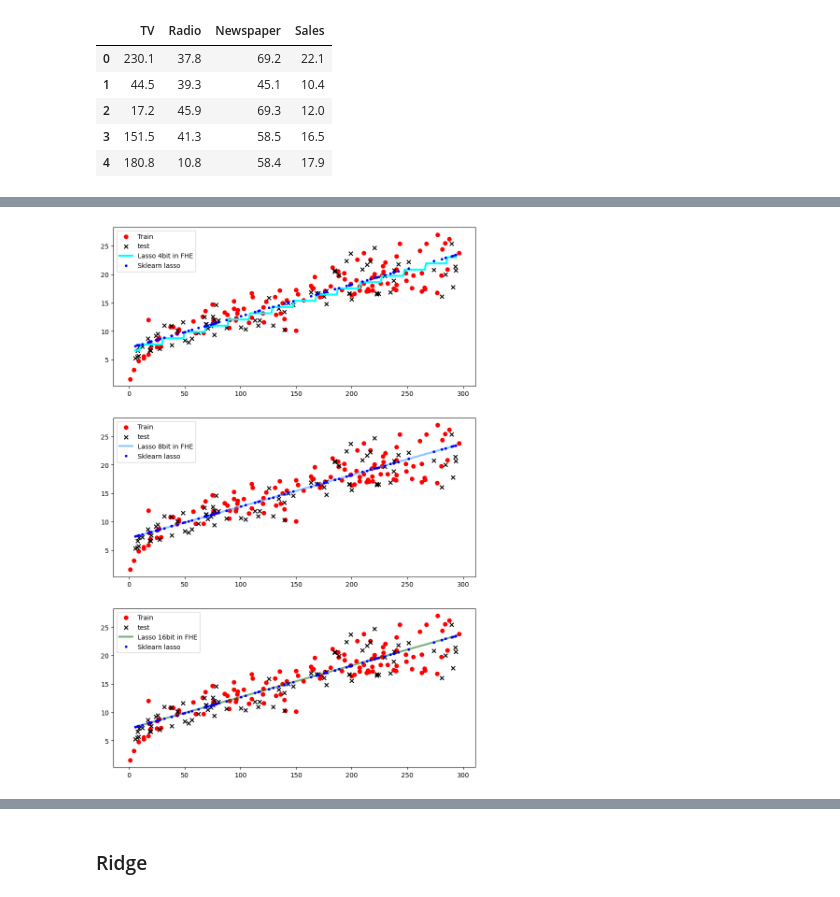
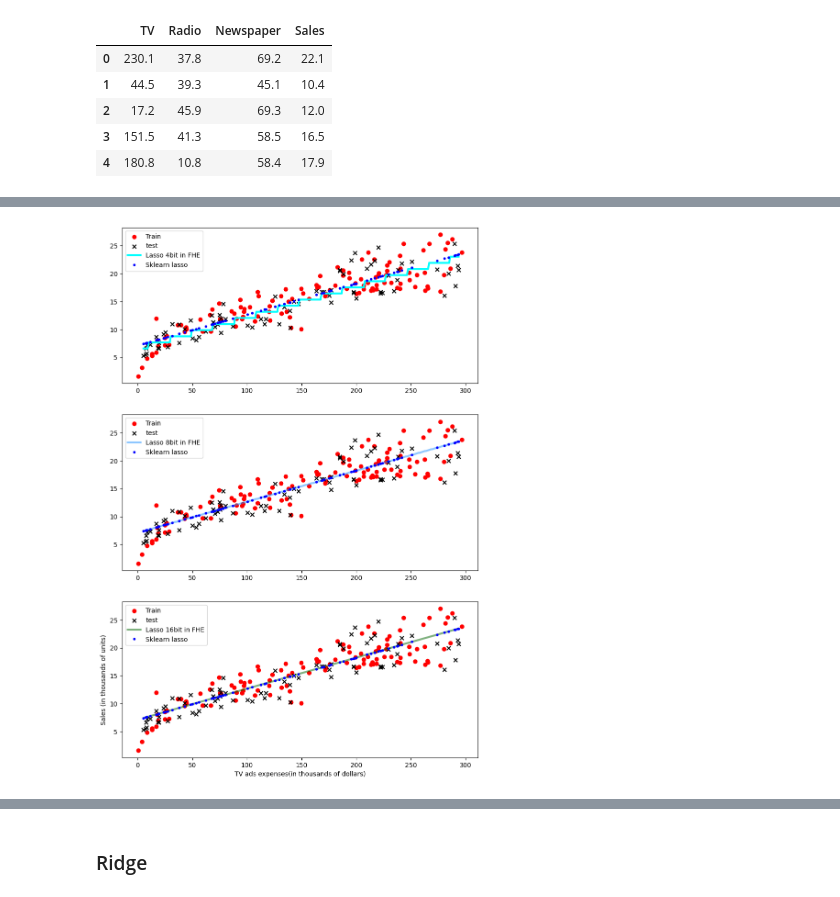
Before and after one commit to Quadratic-Labs/fhe-tutorials, a Jupyter notebook: concrete-ml/Lasso-Ridge-ElasticNet.ipynb, the cells around one changed output, grey strips where cells are left out. Cells and saved outputs as stored; diff of their text form; code cells hidden in the pictures.

```diff
--- a/concrete-ml/Lasso-Ridge-ElasticNet.ipynb
+++ b/concrete-ml/Lasso-Ridge-ElasticNet.ipynb
@@ -84,30 +126,31 @@ def plot_skl(ax, X_test, skl_model, **kwargs):
 # %%
 fhe_lasso_4bit = fhe_model_trainer(ConcreteLasso(n_bits=4, alpha=1))
 fhe_lasso_8bit = fhe_model_trainer(ConcreteLasso(n_bits=8, alpha=1))
 fhe_lasso_16bit = fhe_model_trainer(ConcreteLasso(n_bits=16, alpha=1))
 skl_lasso = skl_model_trainer(Lasso(alpha=1))
 
 fig, ax = plt.subplots(3, 1)
 fig.set_size_inches(10,15)
 
 plot_dataset(ax[0],X_train, y_train, X_test, y_test)
 plot_fhe(ax[0],X_test, fhe_lasso_4bit, c="aqua", label="Lasso 4bit in FHE", linewidth=3)
 ax[0].legend()
 
 plot_dataset(ax[1],X_train, y_train, X_test, y_test)
 plot_fhe(ax[1], X_test, fhe_lasso_8bit, c="dodgerblue", label="Lasso 8bit in FHE", linewidth=3, alpha=0.5)
 ax[1].legend()
 
 plot_dataset(ax[2],X_train, y_train, X_test, y_test)
 
 plot_fhe(ax[2] ,X_test, fhe_lasso_16bit, c="darkgreen", label="Lasso 16bit in FHE", linewidth=3, alpha=0.5)
 ax[2].legend()
 
 for i in range(3):
     plot_skl(ax[i], X_test, skl_lasso, label="Sklearn lasso",c='blue', marker='o', markersize=3, linestyle="None", linewidth=0.7)
     ax[i].legend()
 
-plt.xlabel("TV ads")
+plt.xlabel("TV ads expenses(in thousands of dollars)")
+plt.ylabel("Sales (in thousands of units)")
 plt.show()
 # %% [output]
-[figure, old version]
+[figure, new version]
```
Also changed, not shown: parts of 19 cells of this notebook.
